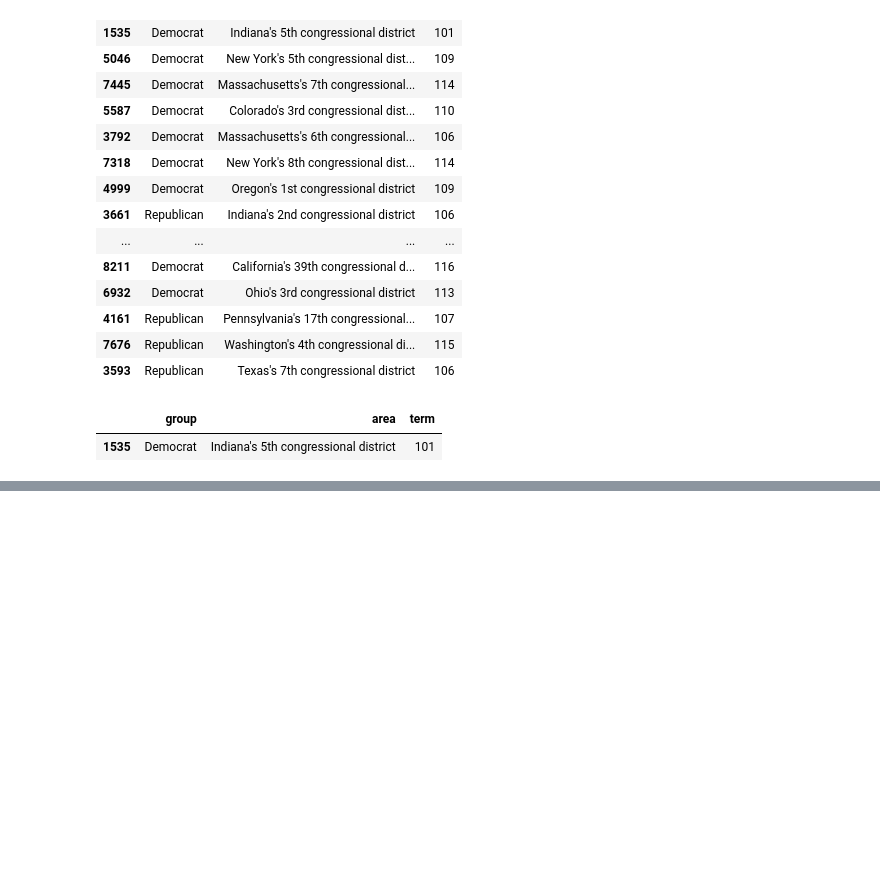
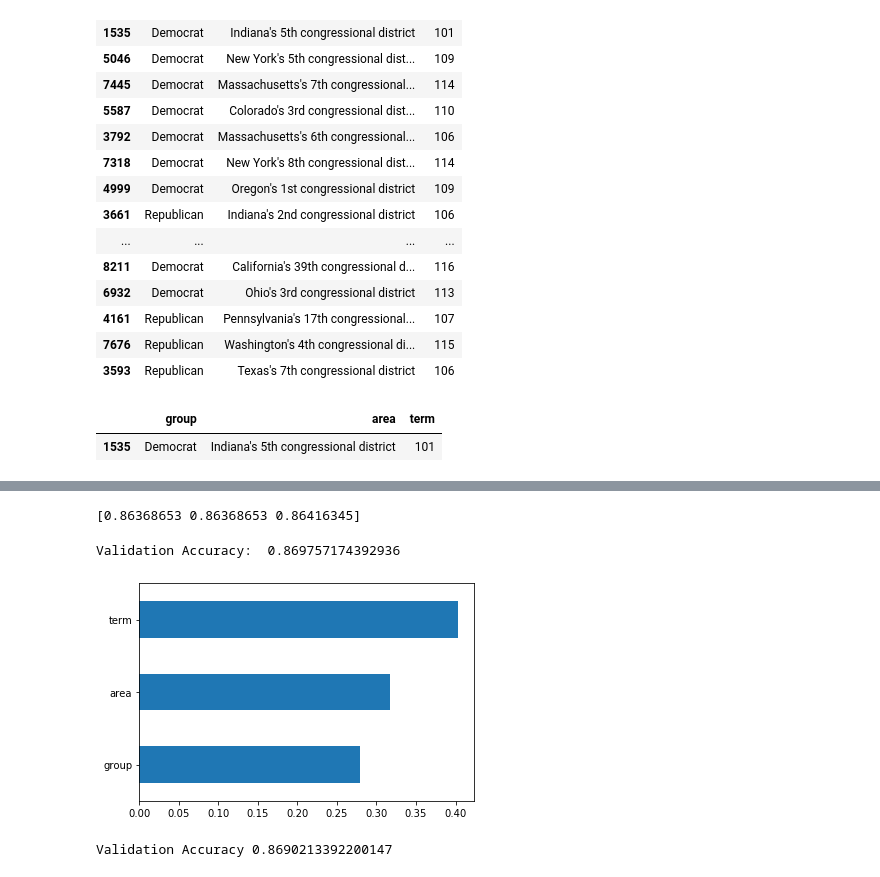
Before and after one commit to CSLSDS/DS-Unit-2-Build, a Jupyter notebook: [everypolitician].ipynb, the cells around one changed output, grey strips where cells are left out. Cells and saved outputs as stored; diff of their text form; code cells hidden in the pictures; blank space fills up the shorter version.

```diff
--- a/[everypolitician].ipynb
+++ b/[everypolitician].ipynb
@@ -162,12 +215,12 @@ train.shape, val.shape
 # arrange data into features matrix and target vector
 # features=[]
 target='female'
-features=df.columns.drop(['female'])
-xtrain=train.drop(columns='female')
+features=df.columns.drop(['female', 'id'])
+xtrain=train.drop(columns=['female', 'id'])
 ytrain=train[target]
-xval=val.drop(columns='female')
+xval=val.drop(columns=['female', 'id'])
 yval=val[target]
-xtest=test.drop(columns='female')
+xtest=test.drop(columns=['female', 'id'])
 ytest=test[target]
 # %%
 import category_encoders as ce
@@ -382,3 +439,24 @@ shap.force_plot(
 Name: female, dtype: bool
 [interactive output not drawn]
 [interactive output not drawn]
+# %%
+import category_encoders as ce
+from sklearn.ensemble import RandomForestClassifier
+from sklearn.model_selection import cross_val_score
+
+pipeline=make_pipeline(
+    ce.OrdinalEncoder(),
+    SimpleImputer(strategy='median'),
+    RandomForestClassifier(random_state=0, n_jobs=-1,
+                           min_samples_leaf=50)
+)
+scores = cross_val_score(pipeline, xtrain, ytrain, cv=3, n_jobs=-1,
+                         fit_params=None)
+print(scores)
+# %% [output]
+[0.86368653 0.86368653 0.86416345]
+# %%
+pipeline.fit(xtrain, ytrain)
+print('Validation Accuracy: ', pipeline.score(xval, yval))
+# %% [output]
+Validation Accuracy:  0.869757174392936
@@ -384,0 +473,20 @@ Name: female, dtype: bool
+# %%
+model = pipeline.named_steps['randomforestclassifier']
+# model.feature_importances_ #linear models have coeff, but trees have 'feat imports'
+encoder= pipeline.named_steps['ordinalencoder']
+encoded_cols = encoder.transform(xval).columns
+importances = pd.Series(model.feature_importances_, encoded_cols)
+# %%
+import matplotlib.pyplot as plt
+# plt.figure(figsize=(?,?))
+importances.sort_values().plot.barh();
+# %% [output]
+[figure, added]
+# %%
+from sklearn.linear_model import LogisticRegression
+
+log_reg = LogisticRegression(solver='lbfgs')
+log_reg.fit(X_train_encoded, ytrain)
+print('Validation Accuracy', log_reg.score(X_val_encoded, yval))
+# %% [output]
+Validation Accuracy 0.8690213392200147
```
Also changed, not shown: parts of 55 cells of this notebook, 5 other files.
